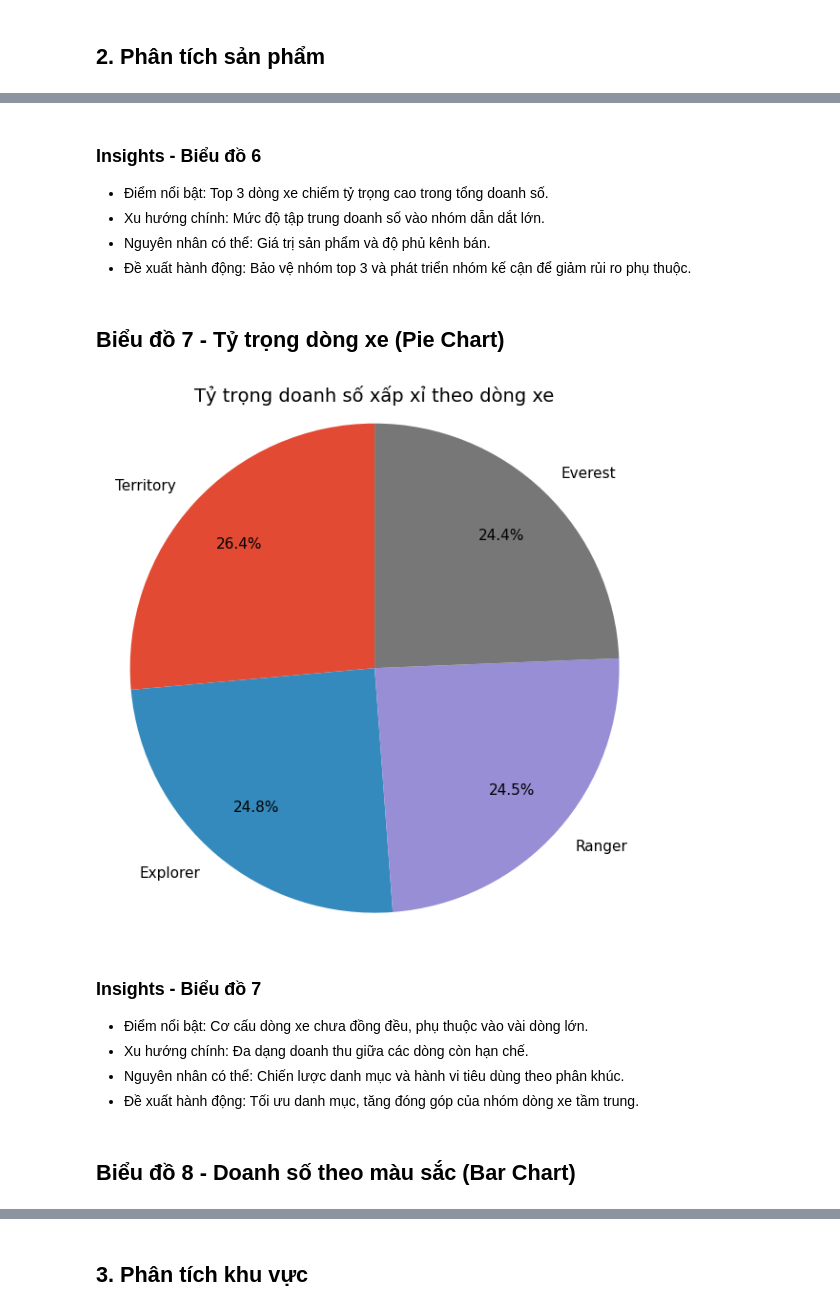
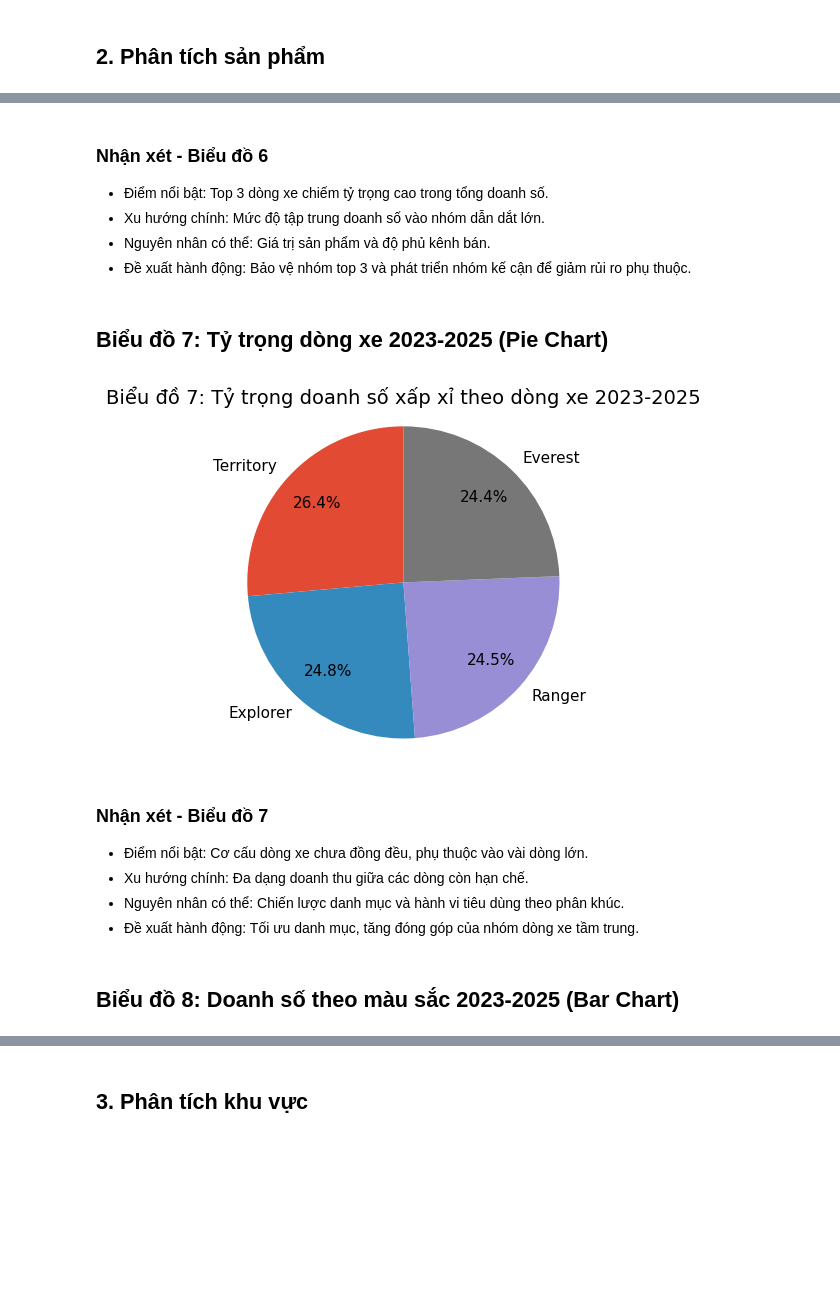
Before and after one commit to lemon-01/cd3, a Jupyter notebook: Ford_Sales_Analysis_2023_2025.ipynb, the cells around one changed output, grey strips where cells are left out. Drawn from its saved outputs; the diff is of its cells as text; code cells hidden in the pictures; blank space fills up the shorter version.

```diff
--- a/Ford_Sales_Analysis_2023_2025.ipynb
+++ b/Ford_Sales_Analysis_2023_2025.ipynb
@@ -266,29 +282,29 @@ plt.show()
 # %% [markdown]
-### Insights - Biểu đồ 6
+### Nhận xét - Biểu đồ 6
 - Điểm nổi bật: Top 3 dòng xe chiếm tỷ trọng cao trong tổng doanh số.
 - Xu hướng chính: Mức độ tập trung doanh số vào nhóm dẫn dắt lớn.
 - Nguyên nhân có thể: Giá trị sản phẩm và độ phủ kênh bán.
 - Đề xuất hành động: Bảo vệ nhóm top 3 và phát triển nhóm kế cận để giảm rủi ro phụ thuộc.
 # %% [markdown]
-## Biểu đồ 7 - Tỷ trọng dòng xe (Pie Chart)
+## Biểu đồ 7: Tỷ trọng dòng xe 2023-2025 (Pie Chart)
 # %%
 # Mục đích: Biểu diễn cơ cấu tỷ trọng doanh số giữa các dòng xe bằng pie chart để đánh giá mức độ tập trung danh mục sản phẩm.
-fig, ax = plt.subplots(figsize=(6, 6))
+fig, ax = plt.subplots(figsize=(4, 4))
 ax.pie(sales_by_model['Số lượng (xe)'], labels=sales_by_model['Dòng xe'], autopct='%1.1f%%', startangle=90, pctdistance=0.75)
-ax.set_title('Tỷ trọng doanh số xấp xỉ theo dòng xe')
+ax.set_title('Biểu đồ 7: Tỷ trọng doanh số xấp xỉ theo dòng xe 2023-2025')
 ax.axis('equal')
 plt.tight_layout()
 plt.show()
 # %% [output]
-[figure, old version]
+[figure, new version]
 # %% [markdown]
-### Insights - Biểu đồ 7
+### Nhận xét - Biểu đồ 7
 - Điểm nổi bật: Cơ cấu dòng xe chưa đồng đều, phụ thuộc vào vài dòng lớn.
 - Xu hướng chính: Đa dạng doanh thu giữa các dòng còn hạn chế.
 - Nguyên nhân có thể: Chiến lược danh mục và hành vi tiêu dùng theo phân khúc.
 - Đề xuất hành động: Tối ưu danh mục, tăng đóng góp của nhóm dòng xe tầm trung.
 # %% [markdown]
-## Biểu đồ 8 - Doanh số theo màu sắc (Bar Chart)
+## Biểu đồ 8: Doanh số theo màu sắc 2023-2025 (Bar Chart)
 # %%
 # Mục đích: Tổng hợp số xe bán theo màu sắc, sắp xếp giảm dần và vẽ cột so sánh nhằm quan sát thị hiếu màu xe của khách hàng.
 sales_by_color = (
```
Also changed, not shown: parts of 43 cells of this notebook, 1 other file.
